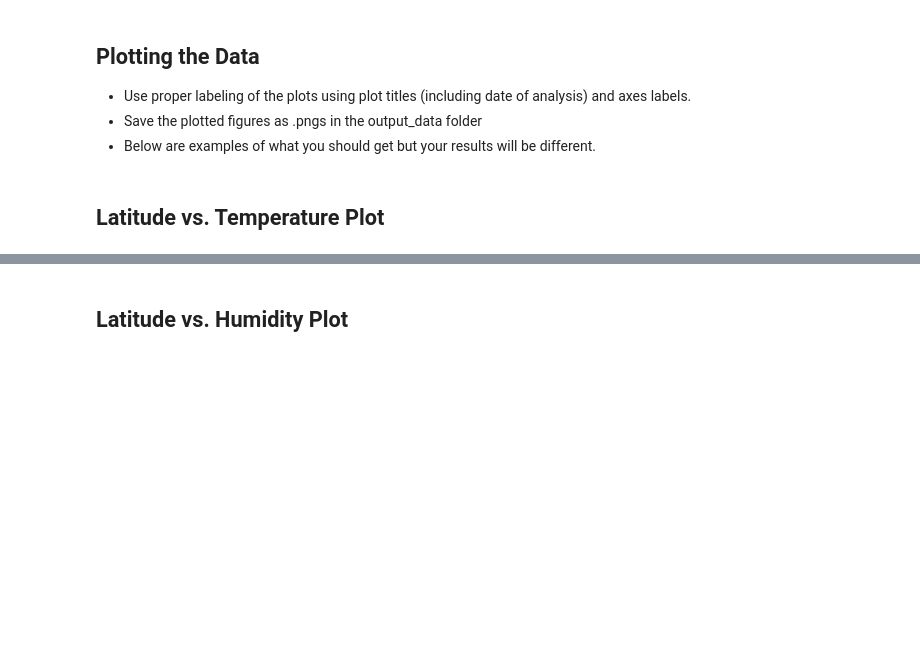
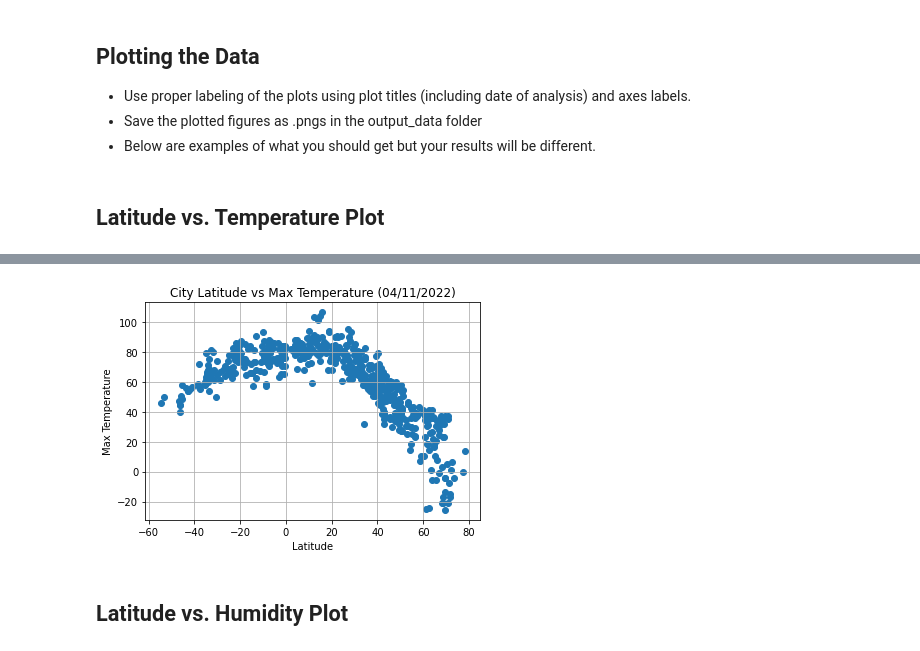
Before and after one commit to nealp1910/HW06-python-api-challenge, a Jupyter notebook: WeatherPy/WeatherPy.ipynb, the cells around one changed output, grey strips where cells are left out. Saved outputs shown, nothing was run; the diff lists cells and outputs as text; code cells hidden in the pictures; blank space fills up the shorter version.

```diff
--- a/WeatherPy/WeatherPy.ipynb
+++ b/WeatherPy/WeatherPy.ipynb
@@ -183,2 +189,15 @@ Int64Index([], dtype='int64')
+# %%
+# Latitude vs Tempearture Plot
+plt.scatter(latitude, max_temp)
+
+plt.title("City Latitude vs Max Temperature (04/11/2022)")
+plt.xlabel("Latitude")
+plt.ylabel("Max Temperature")
+plt.grid()
+
+plt.savefig("City Latitude vs Max Temperature Plot")
+plt.show()
+# %% [output]
+[figure, added]
 # %% [markdown]
 ## Latitude vs. Humidity Plot
```
Also changed, not shown: parts of 26 cells of this notebook, 5 other files.
